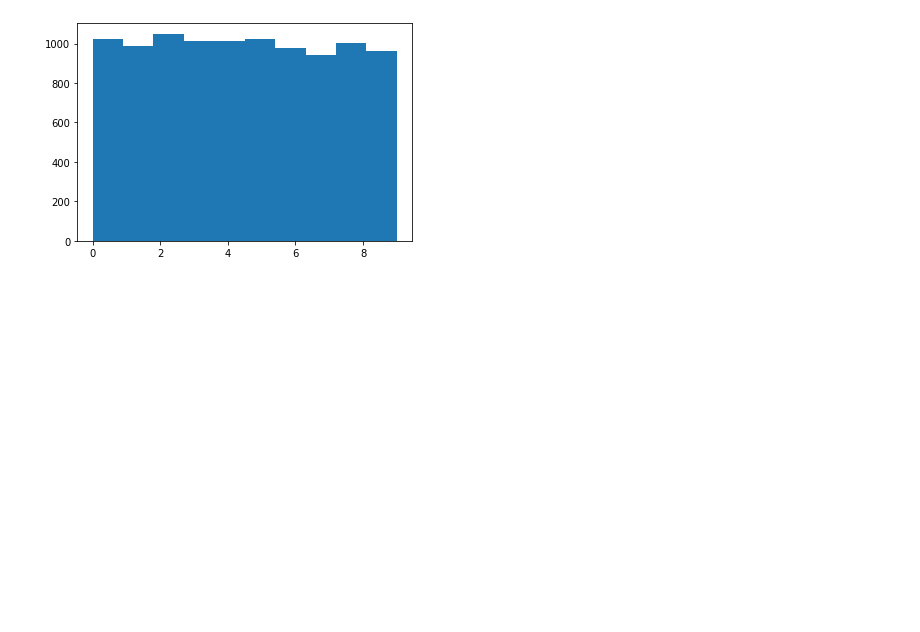
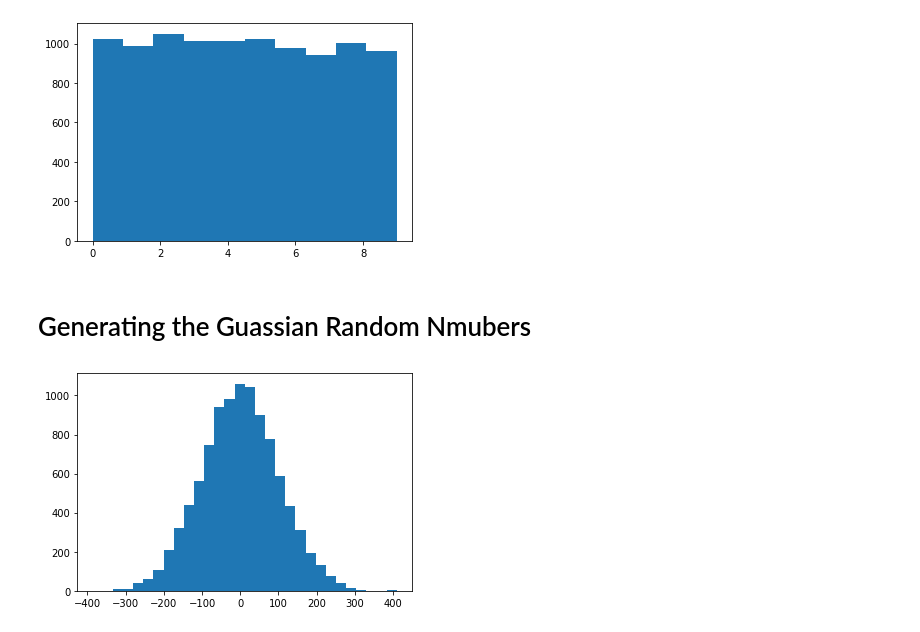
Before and after one commit to alifele/Montecarlo-and-Molecular-dynamics, a Jupyter notebook: Python/Random Numbers/Generating Random Numerrs.ipynb, the cells around one changed output. Saved outputs shown, nothing was run; the diff lists cells and outputs as text; code cells hidden in the pictures; blank space fills up the shorter version.

Commit message:
random numbers update

```diff
--- a/Python/Random Numbers/Generating Random Numerrs.ipynb
+++ b/Python/Random Numbers/Generating Random Numerrs.ipynb
@@ -116,3 +116,16 @@ plt.hist(selected_rand, bins=10)
  array([0. , 0.9, 1.8, 2.7, 3.6, 4.5, 5.4, 6.3, 7.2, 8.1, 9. ]),
  <a list of 10 Patch objects>)
 [figure]
+# %% [markdown]
+# Generating the Guassian Random Nmubers
+# %%
+sigma = 100
+guassian_random = []
+for i in range(10000):
+    th = 2*np.pi*np.random.random()
+    r = (-2*sigma**2*np.log(1-np.random.random()))**0.5
+    guassian_random.append(r*np.sin(th))
+# %%
+n, bins, patch= plt.hist(guassian_random,bins=30)
+# %% [output]
+[figure, added]
```
Also changed, not shown: parts of 9 cells of this notebook, 2 other files.
